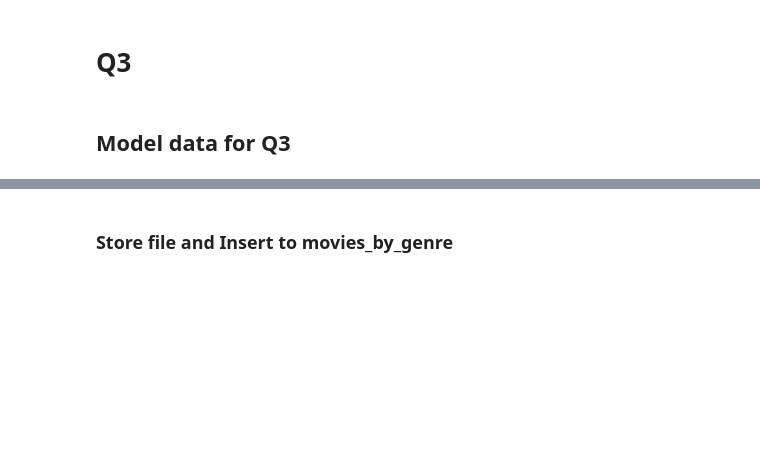
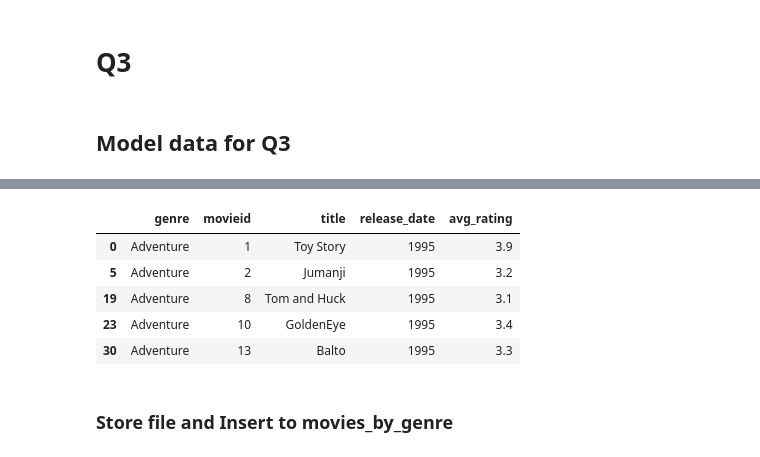
Before and after one commit to gkontogiannhs/Big-Data-Cassandra-Python, a Jupyter notebook: cassandra.ipynb, the cells around one changed output, grey strips where cells are left out. Saved outputs shown, nothing was run; the diff lists cells and outputs as text; code cells hidden in the pictures; blank space fills up the shorter version.

```diff
--- a/cassandra.ipynb
+++ b/cassandra.ipynb
@@ -223,3 +211,12 @@ movies_by_genre
+# %%
+movies_by_genre[movies_by_genre['genre'] == 'Adventure'].head()
+# %% [output]
+|  | genre | movieid | title | release_date | avg_rating |
+| 0 | Adventure | 1 | Toy Story | 1995 | 3.9 |
+| 5 | Adventure | 2 | Jumanji | 1995 | 3.2 |
+| 19 | Adventure | 8 | Tom and Huck | 1995 | 3.1 |
+| 23 | Adventure | 10 | GoldenEye | 1995 | 3.4 |
+| 30 | Adventure | 13 | Balto | 1995 | 3.3 |
 # %% [markdown]
 ### Store file and Insert to movies_by_genre
 # %%
```
Also changed, not shown: parts of 24 cells of this notebook.
